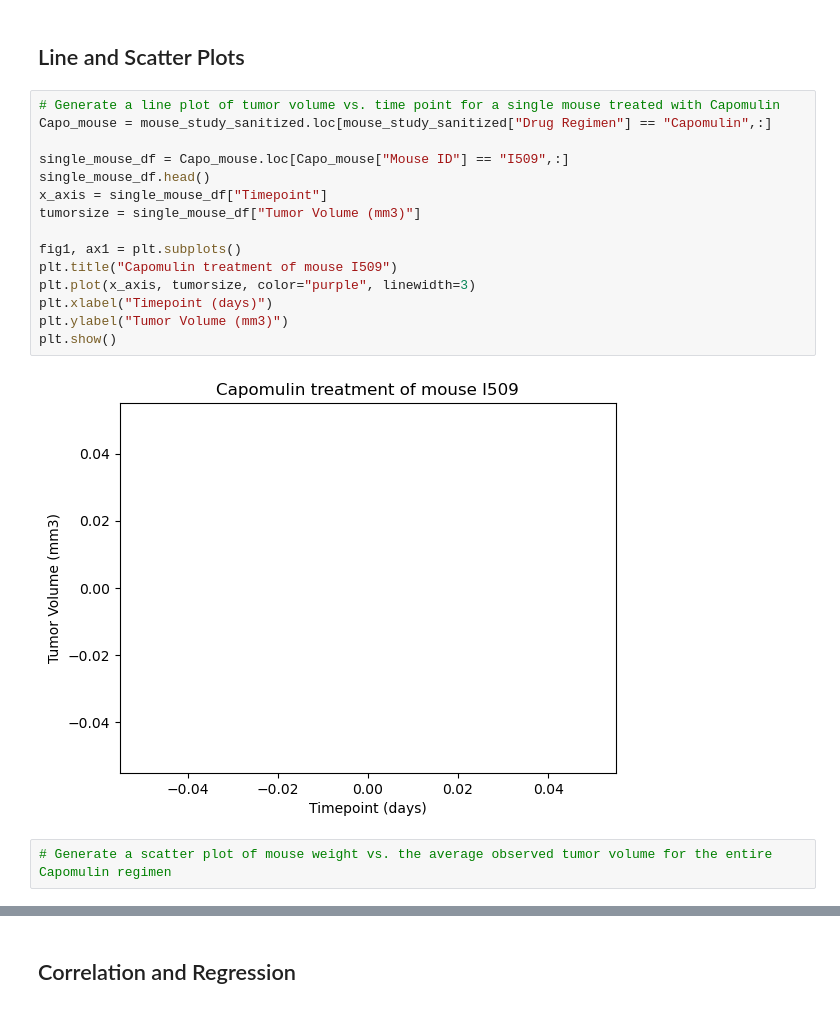
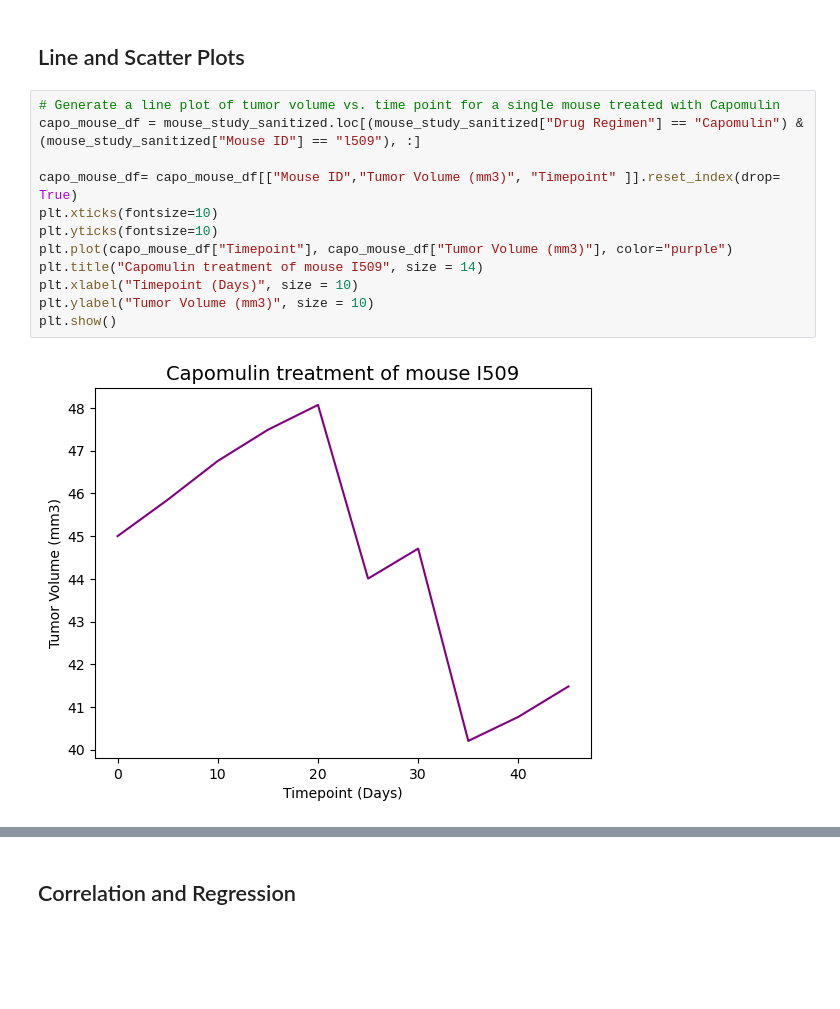
Before and after one commit to jnnfrwht14/Module_5Pyplot, a Jupyter notebook: pymaceuticals_starter_JWhite - Copy.ipynb, the cells around one changed output, grey strips where cells are left out. Cells and saved outputs as stored; diff of their text form; blank space fills up the shorter version.

```diff
--- a/pymaceuticals_starter_JWhite - Copy.ipynb
+++ b/pymaceuticals_starter_JWhite - Copy.ipynb
@@ -281,20 +285,15 @@ plt.show()
 ## Line and Scatter Plots
 # %%
 # Generate a line plot of tumor volume vs. time point for a single mouse treated with Capomulin
-Capo_mouse = mouse_study_sanitized.loc[mouse_study_sanitized["Drug Regimen"] == "Capomulin",:]
+capo_mouse_df = mouse_study_sanitized.loc[(mouse_study_sanitized["Drug Regimen"] == "Capomulin") & (mouse_study_sanitized["Mouse ID"] == "l509"), :]
 
-single_mouse_df = Capo_mouse.loc[Capo_mouse["Mouse ID"] == "I509",:]
-single_mouse_df.head()
-x_axis = single_mouse_df["Timepoint"]
-tumorsize = single_mouse_df["Tumor Volume (mm3)"]
-
-fig1, ax1 = plt.subplots()
-plt.title("Capomulin treatment of mouse I509")
-plt.plot(x_axis, tumorsize, color="purple", linewidth=3)
-plt.xlabel("Timepoint (days)")
-plt.ylabel("Tumor Volume (mm3)")
+capo_mouse_df= capo_mouse_df[["Mouse ID","Tumor Volume (mm3)", "Timepoint" ]].reset_index(drop= True)
+plt.xticks(fontsize=10)
+plt.yticks(fontsize=10)
+plt.plot(capo_mouse_df["Timepoint"], capo_mouse_df["Tumor Volume (mm3)"], color="purple")
+plt.title("Capomulin treatment of mouse I509", size = 14)
+plt.xlabel("Timepoint (Days)", size = 10)
+plt.ylabel("Tumor Volume (mm3)", size = 10)
 plt.show()
 # %% [output]
-[figure, old version]
+[figure, new version]
-# %%
-# Generate a scatter plot of mouse weight vs. the average observed tumor volume for the entire Capomulin regimen
```
Also changed, not shown: parts of 5 cells of this notebook, 1 other file.
